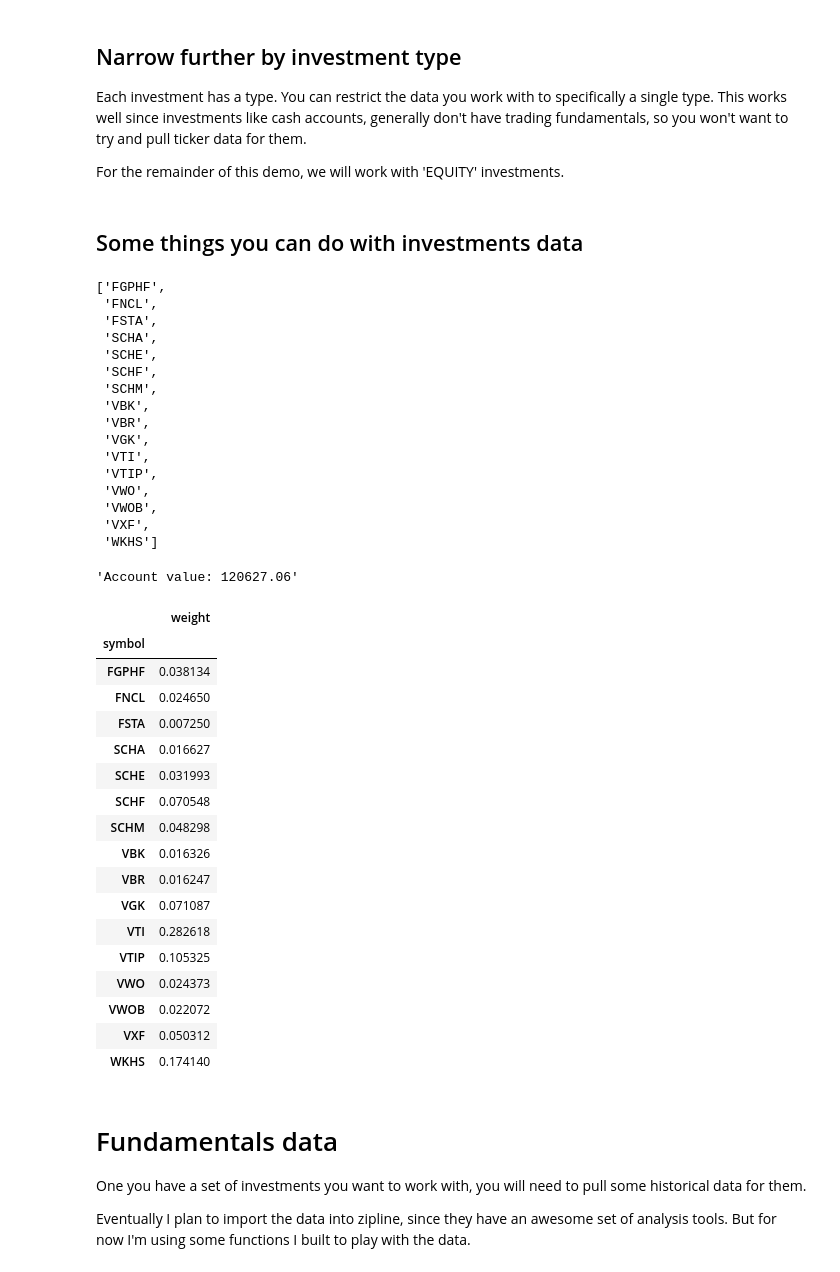
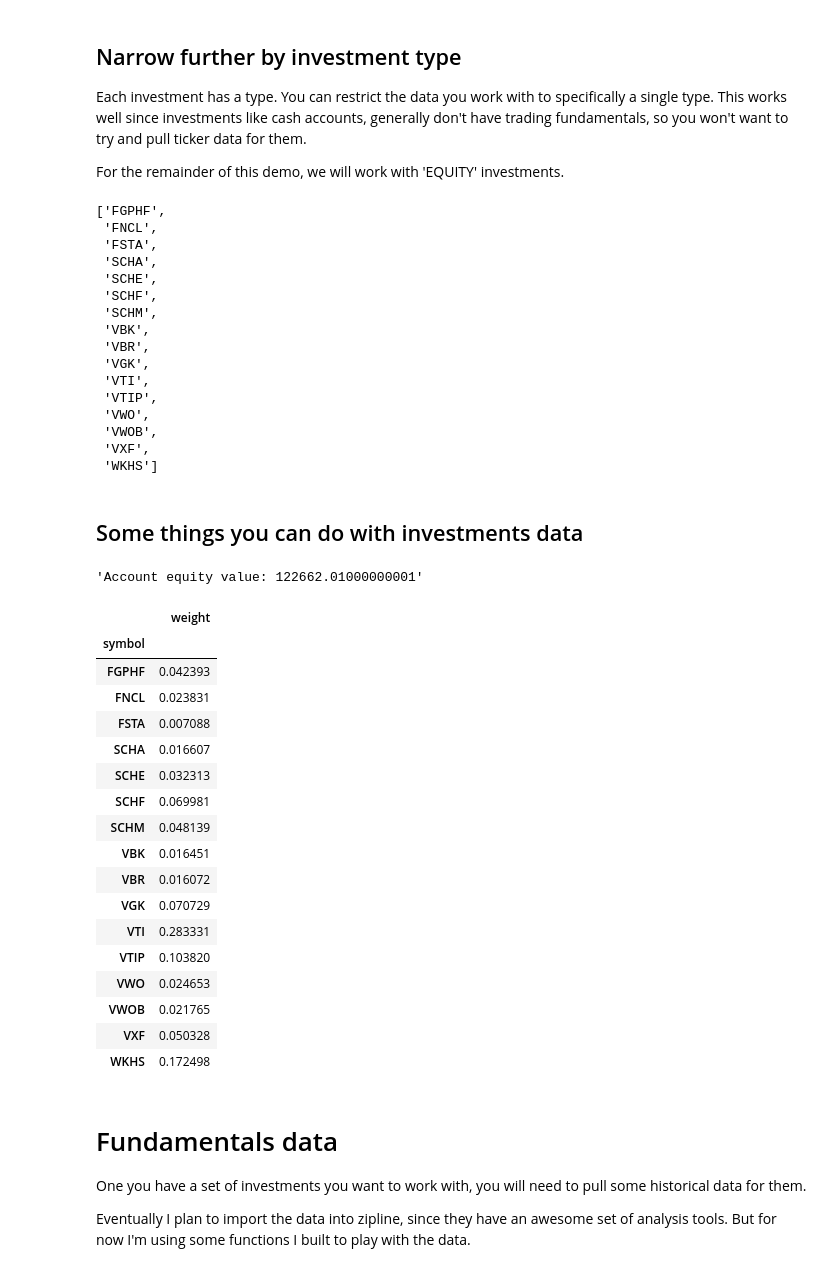
Before and after one commit to nmaiorana/svi-trading-tools, a Jupyter notebook: ameritrade_api.ipynb, the cells around one changed output. Saved outputs shown, nothing was run; the diff lists cells and outputs as text; code cells hidden in the pictures.

```diff
--- a/ameritrade_api.ipynb
+++ b/ameritrade_api.ipynb
@@ -37,7 +37,8 @@ password = os.getenv('maiotradepw')
 client_id = os.getenv('maiotradeclientid')
 
 masked_account_number = '#---5311'
-portfolio_file_name = 'data/portfolio_' + masked_account_number[-4:]
+account_portfolios_file_name = 'data/portfolio_data.csv'
+portfolio_file_name = 'data/portfolio_' + masked_account_number[-4:] + '.csv'
 stock_quotes_file_name = 'data/stock_quotes.csv'
 # %%
 import trading_functions as tf
@@ -107,8 +109,9 @@ display(portfilios)
 
 Here you can get the data for a specific account. The functions will work with the full data set, but I imagine each account would be treated differently when it comes to managing the investments.
 # %%
+portfolios_list = datafun.read_port_data(portfolio_file_name)
 account_portfolio_df = datafun.get_account_portfolio_data(portfolios_list, masked_account_number)
-display(account_portfolio_df.head(2))
+display(account_portfolio_df.sample(5))
 acct_port_market_df = portfun.get_market_values(account_portfolio_df)
 display(acct_port_market_df)
 # %% [output]
@@ -145,48 +151,49 @@ equity_investments_df = portfun.get_investments_by_type(account_portfolio_df, in
 cash_investments_df = portfun.get_investments_by_type(account_portfolio_df, investment_type='CASH_EQUIVALENT')
 port_equi_values = portfun.get_market_values(equity_investments_df)
 symbols = portfun.get_investment_symbols(port_equi_values)
+display(symbols)
+# %% [output]
+['FGPHF',
+ 'FNCL',
+ 'FSTA',
+ 'SCHA',
+ 'SCHE',
+ 'SCHF',
+ 'SCHM',
+ 'VBK',
+ 'VBR',
+ 'VGK',
+ 'VTI',
+ 'VTIP',
+ 'VWO',
+ 'VWOB',
+ 'VXF',
+ 'WKHS']
 # %% [markdown]
 ## Some things you can do with investments data
 # %%
-display(portfun.get_investment_symbols(port_equi_values))
-display(f'Account value: {portfun.get_account_value(port_equi_values)}')
+display(f'Account equity value: {portfun.get_account_value(port_equi_values)}')
 display(portfun.get_portfolio_weights(port_equi_values))
 # %% [output]
-['FGPHF',
- 'FNCL',
- 'FSTA',
- 'SCHA',
- 'SCHE',
- 'SCHF',
- 'SCHM',
- 'VBK',
- 'VBR',
- 'VGK',
- 'VTI',
- 'VTIP',
- 'VWO',
- 'VWOB',
- 'VXF',
- 'WKHS']
+'Account equity value: 122662.01000000001'
-'Account value: 120627.06'
 |  | weight |
 | symbol |  |
-| FGPHF | 0.038134 |
-| FNCL | 0.024650 |
-| FSTA | 0.007250 |
-| SCHA | 0.016627 |
-| SCHE | 0.031993 |
-| SCHF | 0.070548 |
-| SCHM | 0.048298 |
-| VBK | 0.016326 |
-| VBR | 0.016247 |
-| VGK | 0.071087 |
-| VTI | 0.282618 |
-| VTIP | 0.105325 |
-| VWO | 0.024373 |
-| VWOB | 0.022072 |
-| VXF | 0.050312 |
-| WKHS | 0.174140 |
+| FGPHF | 0.042393 |
+| FNCL | 0.023831 |
+| FSTA | 0.007088 |
+| SCHA | 0.016607 |
+| SCHE | 0.032313 |
+| SCHF | 0.069981 |
+| SCHM | 0.048139 |
+| VBK | 0.016451 |
+| VBR | 0.016072 |
+| VGK | 0.070729 |
+| VTI | 0.283331 |
+| VTIP | 0.103820 |
+| VWO | 0.024653 |
+| VWOB | 0.021765 |
+| VXF | 0.050328 |
+| WKHS | 0.172498 |
 # %% [markdown]
 # Fundamentals data
 
```
Also changed, not shown: parts of 4 cells of this notebook, 2 other files.
